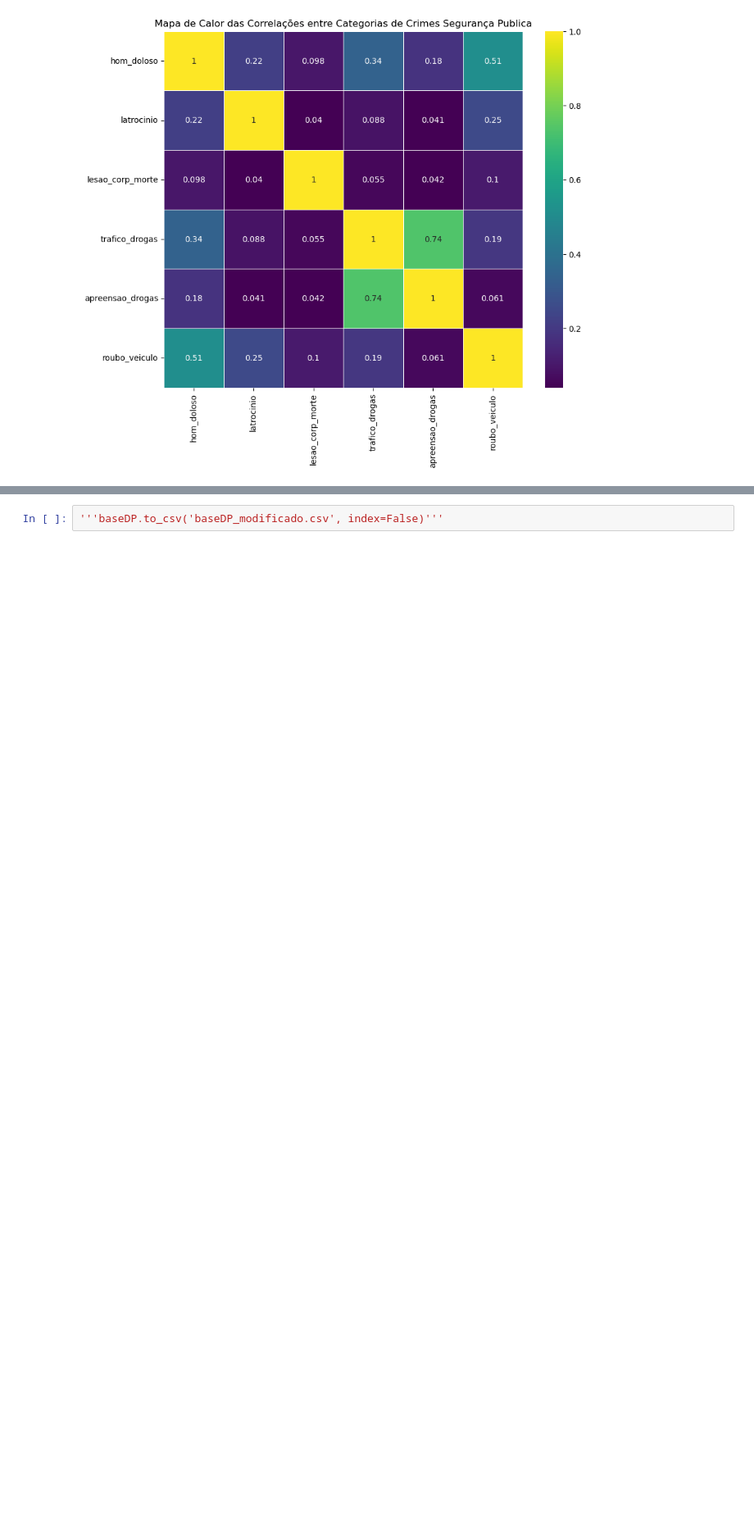
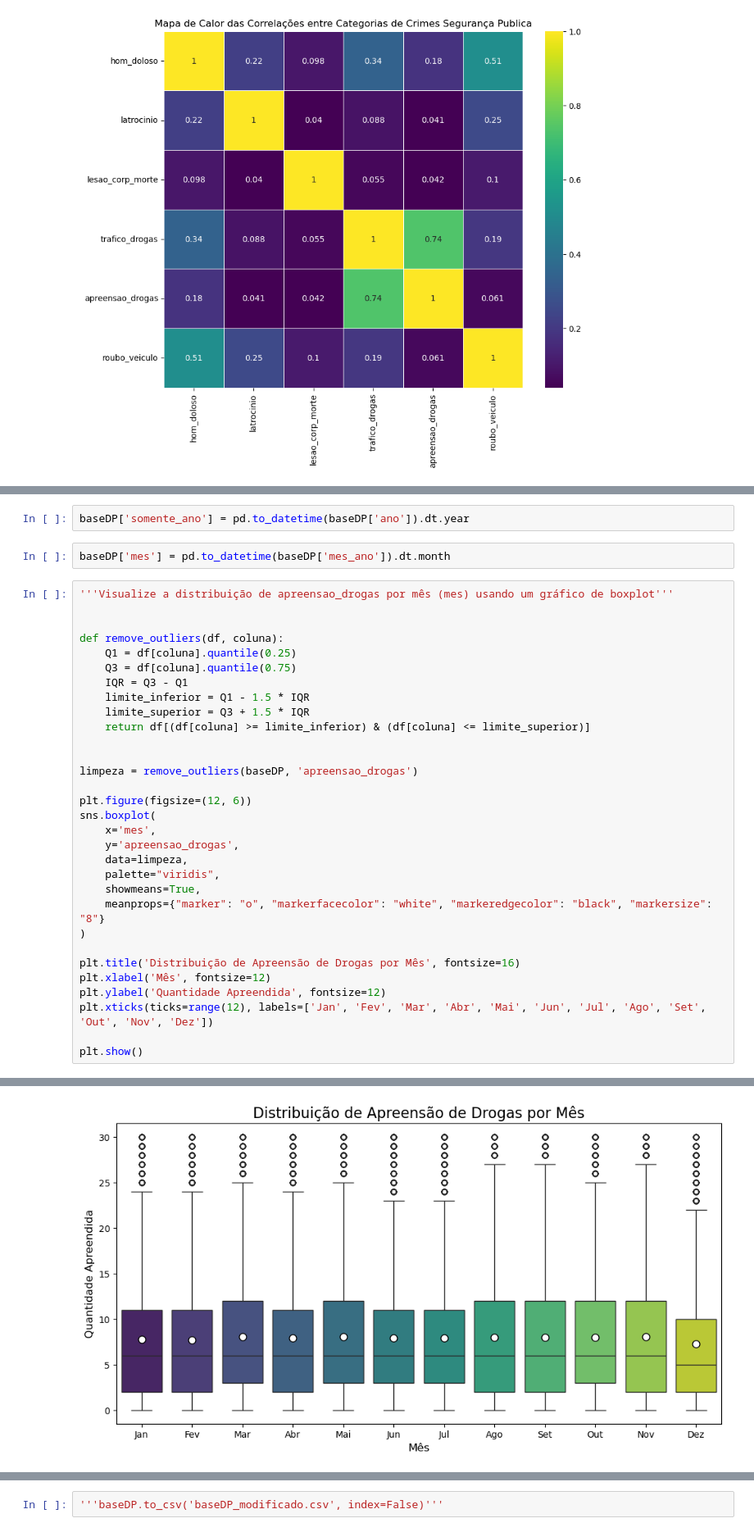
Before and after one commit to mt076/Projetos-, a Jupyter notebook: Explo_Limp.ipynb, the cells around one changed output, grey strips where cells are left out. Shown: that part at 82% size. Drawn from its saved outputs; the diff is of its cells as text; blank space fills up the shorter version.

```diff
--- a/Explo_Limp.ipynb
+++ b/Explo_Limp.ipynb
@@ -359,0 +373,36 @@ plt.show()
+# %%
+baseDP['somente_ano'] = pd.to_datetime(baseDP['ano']).dt.year
+# %%
+baseDP['mes'] = pd.to_datetime(baseDP['mes_ano']).dt.month
+# %%
+'''Visualize a distribuição de apreensao_drogas por mês (mes) usando um gráfico de boxplot'''
+
+
+def remove_outliers(df, coluna):
+    Q1 = df[coluna].quantile(0.25)
+    Q3 = df[coluna].quantile(0.75)
+    IQR = Q3 - Q1
+    limite_inferior = Q1 - 1.5 * IQR
+    limite_superior = Q3 + 1.5 * IQR
+    return df[(df[coluna] >= limite_inferior) & (df[coluna] <= limite_superior)]
+
+
+limpeza = remove_outliers(baseDP, 'apreensao_drogas')
+
+plt.figure(figsize=(12, 6))
+sns.boxplot(
+    x='mes',
+    y='apreensao_drogas',
+    data=limpeza,
+    palette="viridis",
+    showmeans=True,
+    meanprops={"marker": "o", "markerfacecolor": "white", "markeredgecolor": "black", "markersize": "8"}
+)
+
+plt.title('Distribuição de Apreensão de Drogas por Mês', fontsize=16)
+plt.xlabel('Mês', fontsize=12)
+plt.ylabel('Quantidade Apreendida', fontsize=12)
+plt.xticks(ticks=range(12), labels=['Jan', 'Fev', 'Mar', 'Abr', 'Mai', 'Jun', 'Jul', 'Ago', 'Set', 'Out', 'Nov', 'Dez'])
+
+plt.show()
+# %% [output]
@@ -359,0 +412 @@ plt.show()
+[figure, added]
```
Also changed, not shown: parts of 12 cells of this notebook, 1 other file.
